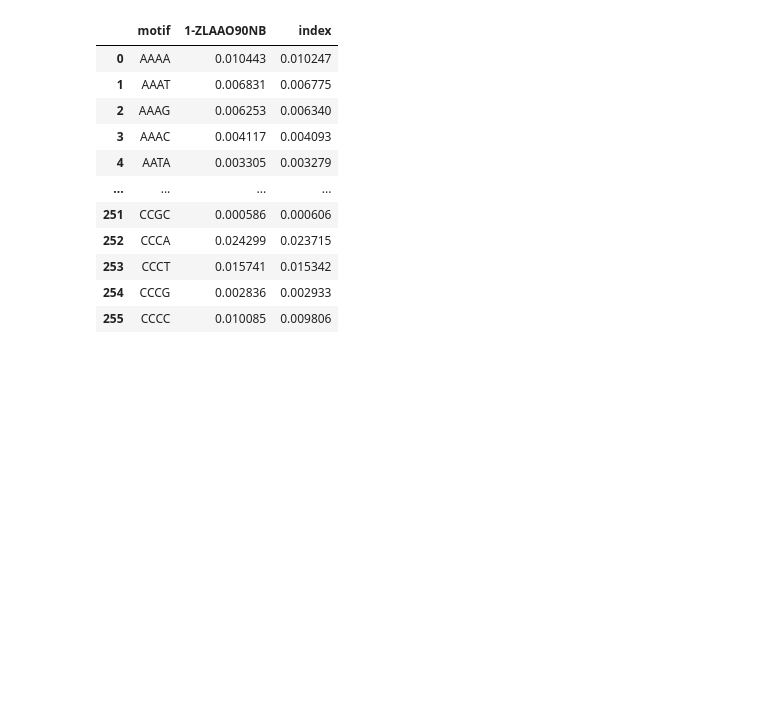
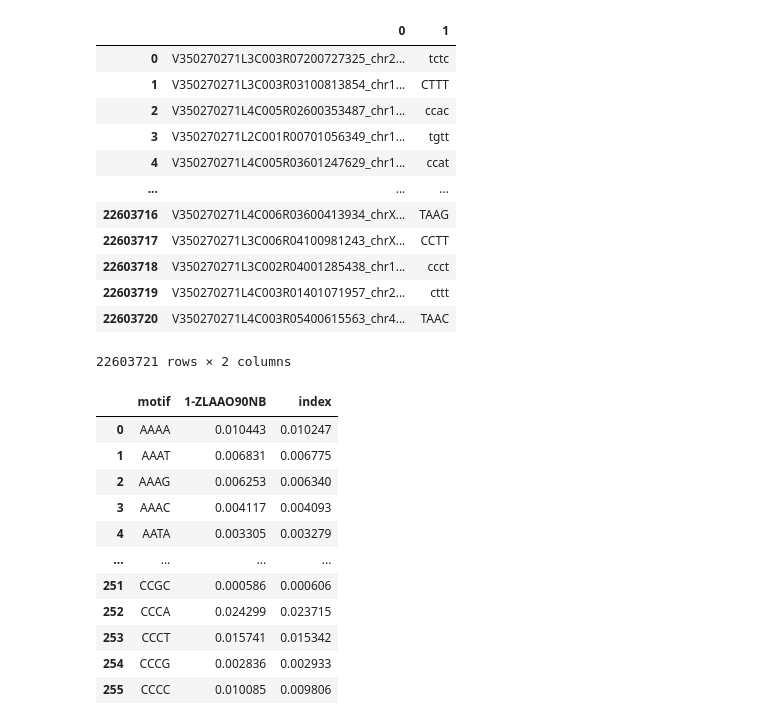
Before and after one commit to hieunguyen4193/ecd_wgs_features, a Jupyter notebook: validate_feature_reproducibility.ipynb, the cells around one changed output. Saved outputs shown, nothing was run; the diff lists cells and outputs as text; code cells hidden in the pictures; blank space fills up the shorter version.

```diff
--- a/validate_feature_reproducibility.ipynb
+++ b/validate_feature_reproducibility.ipynb
@@ -53,6 +53,23 @@ if os.path.isfile("nuc.old.csv") == False:
     nucdf.to_csv("nuc.old.csv")
 else:
     nucdf = pd.read_csv("nuc.old.csv", index_col = [0])
+# %%
+emdf_check = pd.read_csv("./output_debug/1-ZLAAO90NB_S7509-S7709.sorted.full_endmotif4bp.sorted.txt", sep="\t", header = None)[[1]]
+emdf_check
+# %% [output]
+|  | 0 | 1 |
+| 0 | V350270271L3C003R07200727325_chr2... | tctc |
+| 1 | V350270271L3C003R03100813854_chr1... | CTTT |
+| 2 | V350270271L4C005R02600353487_chr1... | ccac |
+| 3 | V350270271L2C001R00701056349_chr1... | tgtt |
+| 4 | V350270271L4C005R03601247629_chr1... | ccat |
+| ... | ... | ... |
+| 22603716 | V350270271L4C006R03600413934_chrX... | TAAG |
+| 22603717 | V350270271L3C006R04100981243_chrX... | CCTT |
+| 22603718 | V350270271L3C002R04001285438_chr1... | ccct |
+| 22603719 | V350270271L4C003R01401071957_chr2... | cttt |
+| 22603720 | V350270271L4C003R05400615563_chr4... | TAAC |
+22603721 rows × 2 columns
 # %%
 dffinal = pd.read_csv("./output_debug/1-ZLAAO90NB_S7509-S7709.sorted.final_output.tsv", sep = "\t", header = None)
 
```
Also changed, not shown: parts of 2 cells of this notebook, 1 other file.
